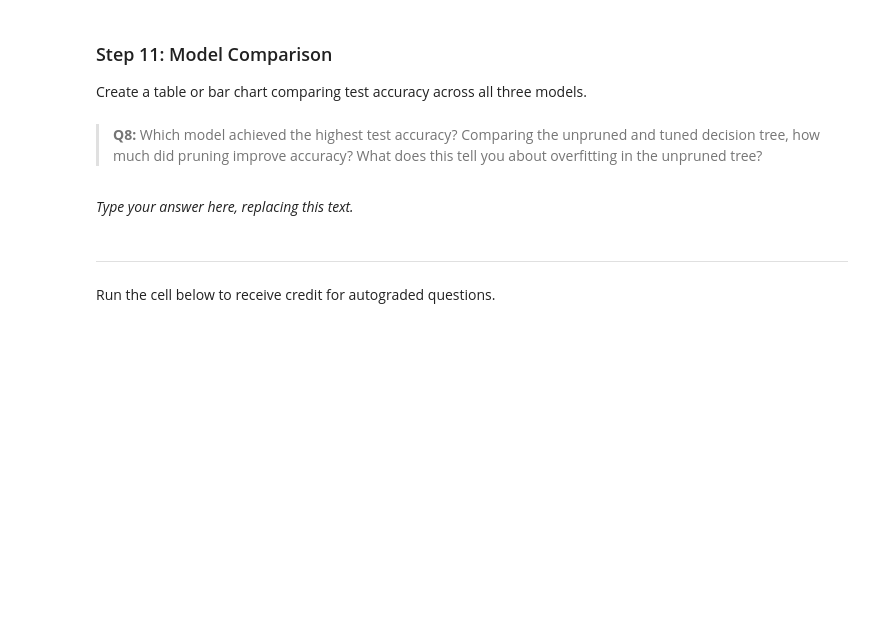
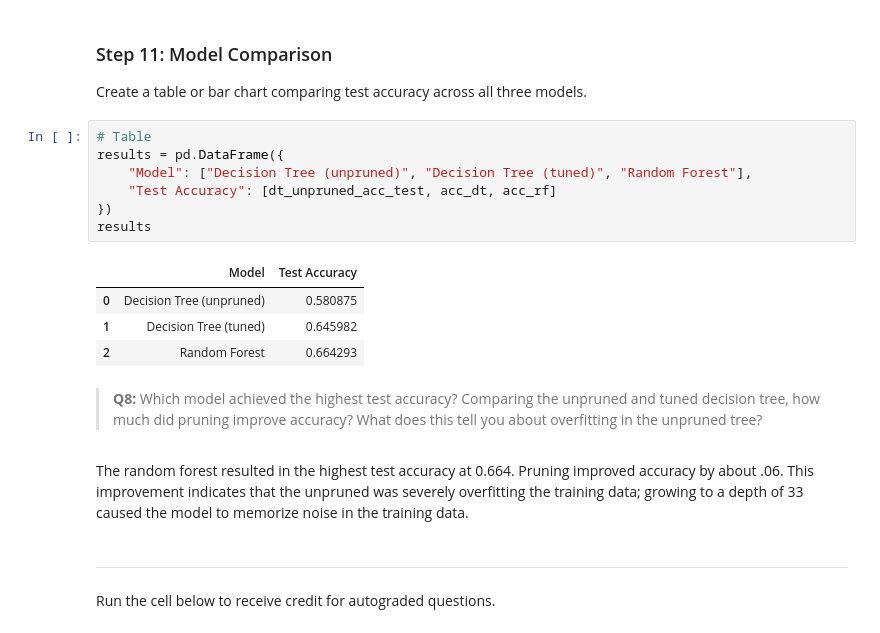
Before and after one commit to vedikaS-byte/assignment-3, a Jupyter notebook: task2/hw3-task2.ipynb, the cells around one changed output. Cells and saved outputs as stored; diff of their text form; blank space fills up the shorter version.

```diff
--- a/task2/hw3-task2.ipynb
+++ b/task2/hw3-task2.ipynb
@@ -357,10 +404,22 @@ _Type your answer here, replacing this text._
 ### Step 11: Model Comparison
 
 Create a table or bar chart comparing test accuracy across all three models.
+# %%
+# Table
+results = pd.DataFrame({
+    "Model": ["Decision Tree (unpruned)", "Decision Tree (tuned)", "Random Forest"],
+    "Test Accuracy": [dt_unpruned_acc_test, acc_dt, acc_rf]
+})
+results
+# %% [output]
+|  | Model | Test Accuracy |
+| 0 | Decision Tree (unpruned) | 0.580875 |
+| 1 | Decision Tree (tuned) | 0.645982 |
+| 2 | Random Forest | 0.664293 |
 # %% [markdown]
 > **Q8:** Which model achieved the highest test accuracy? Comparing the unpruned and tuned decision tree, how much did pruning improve accuracy? What does this tell you about overfitting in the unpruned tree?
 # %% [markdown]
-_Type your answer here, replacing this text._
+The random forest resulted in the highest test accuracy at 0.664. Pruning improved accuracy by about .06. This improvement indicates that the unpruned was severely overfitting the training data; growing to a depth of 33 caused the model to memorize noise in the training data.
 # %% [markdown]
 ---
 
```
Also changed, not shown: parts of 4 cells of this notebook, 1 other file.
